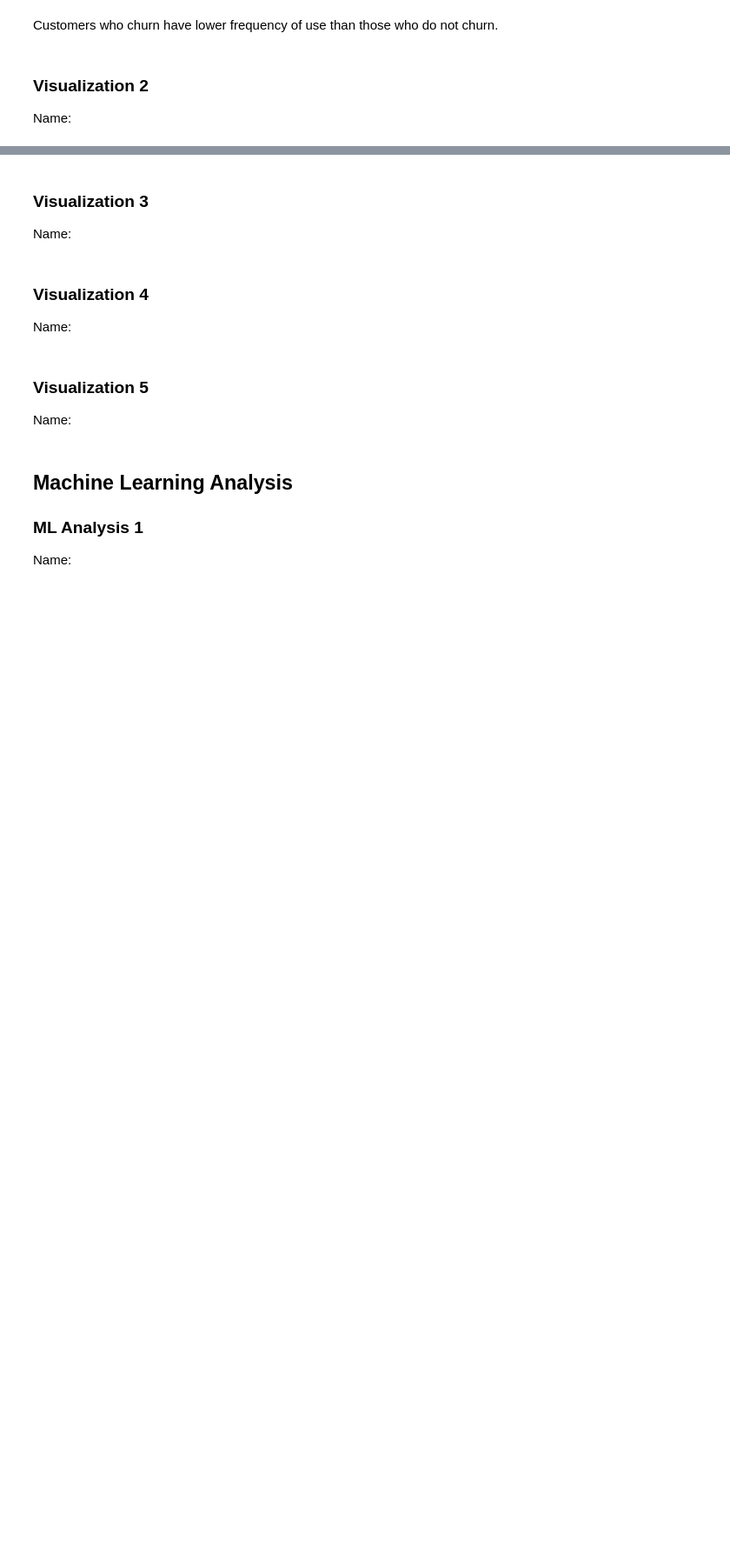
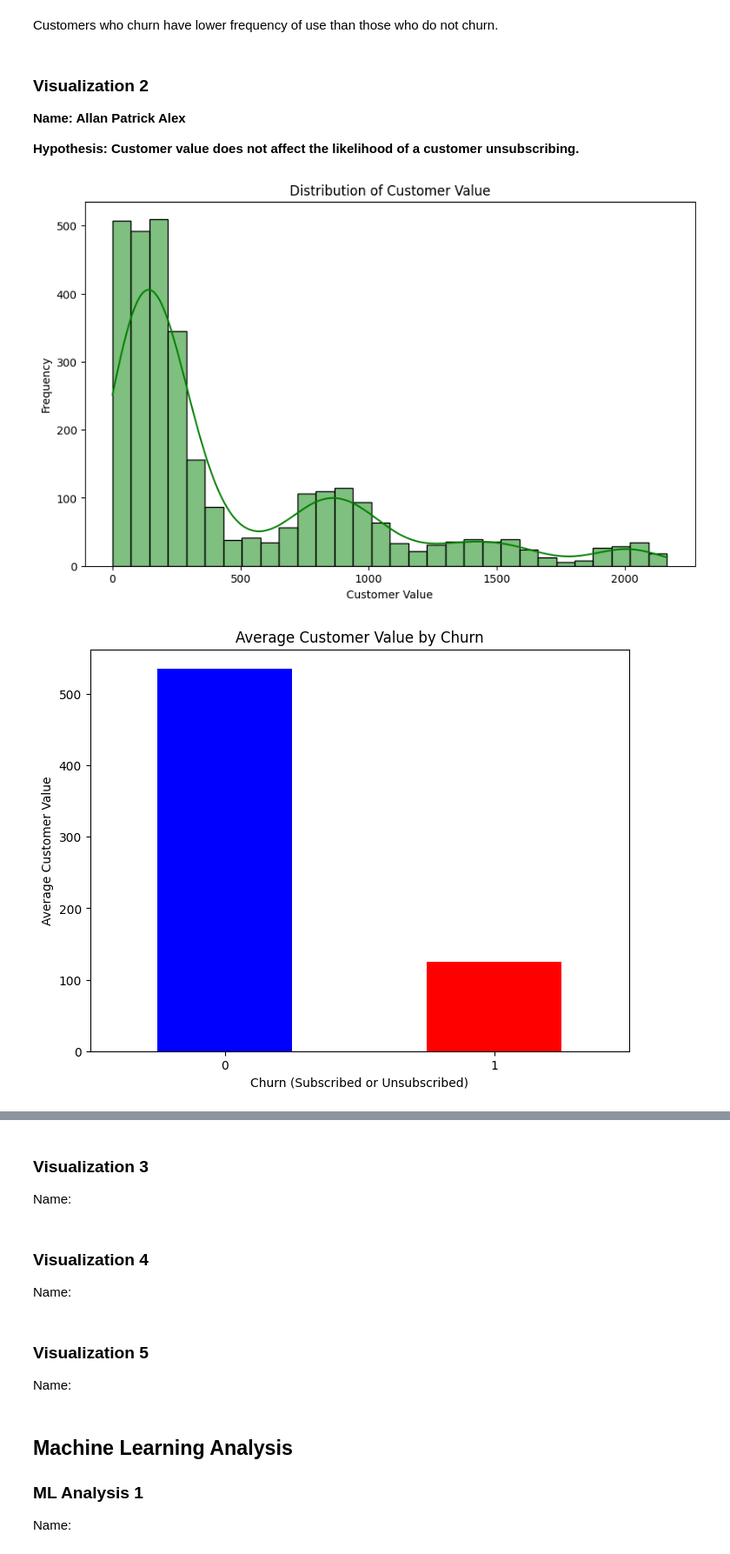
Before and after one commit to mechev5/CS418-Customer-Churn-Prediction, a Jupyter notebook: customerChurn.ipynb, the cells around one changed output, grey strips where cells are left out. Shown at 87% size. Drawn from its saved outputs; the diff is of its cells as text; code cells hidden in the pictures; blank space fills up the shorter version.

```diff
--- a/customerChurn.ipynb
+++ b/customerChurn.ipynb
@@ -103,4 +106,38 @@ useHP_2.set(title="Frequency of use of unsubscribed customers")
 Customers who churn have lower frequency of use than those who do not churn.
 # %% [markdown]
 ### Visualization 2
-Name:
+
+**Name: Allan Patrick Alex**
+
+**Hypothesis: Customer value does not affect the likelihood of a customer unsubscribing.**
+# %%
+# Create a histogram to visualize the distribution of customer values
+plt.figure(figsize=(10, 6))
+sns.histplot(data=customer_churn, x="Customer Value", bins=30, kde=True, color='green')
+plt.title("Distribution of Customer Value")
+plt.xlabel("Customer Value")
+plt.ylabel("Frequency")
+plt.show()
+
+# # Analyze the relationship between customer value and churn
+# plt.figure(figsize=(10, 6))
+# sns.boxplot(data=customer_churn, x="Churn", y="Customer Value", palette="muted")
+# plt.title("Relationship between Customer Value and Churn")
+# plt.xlabel("Churn (Subscribed or Unsubscribed)")
+# plt.ylabel("Customer Value")
+# plt.show()
+
+# Calculate the mean customer value for each churn category
+mean_customer_value = customer_churn.groupby('Churn')['Customer Value'].mean()
+
+# Create a bar chart to visualize the average customer value by churn category
+plt.figure(figsize=(8, 6))
+mean_customer_value.plot(kind='bar', color=['blue', 'red'])
+plt.title("Average Customer Value by Churn")
+plt.xlabel("Churn (Subscribed or Unsubscribed)")
+plt.ylabel("Average Customer Value")
+plt.xticks(rotation=0)  # Rotate x-axis labels if needed
+plt.show()
+# %% [output]
+[figure, added]
+[figure, added]
```
Also changed, not shown: parts of 4 cells of this notebook.
